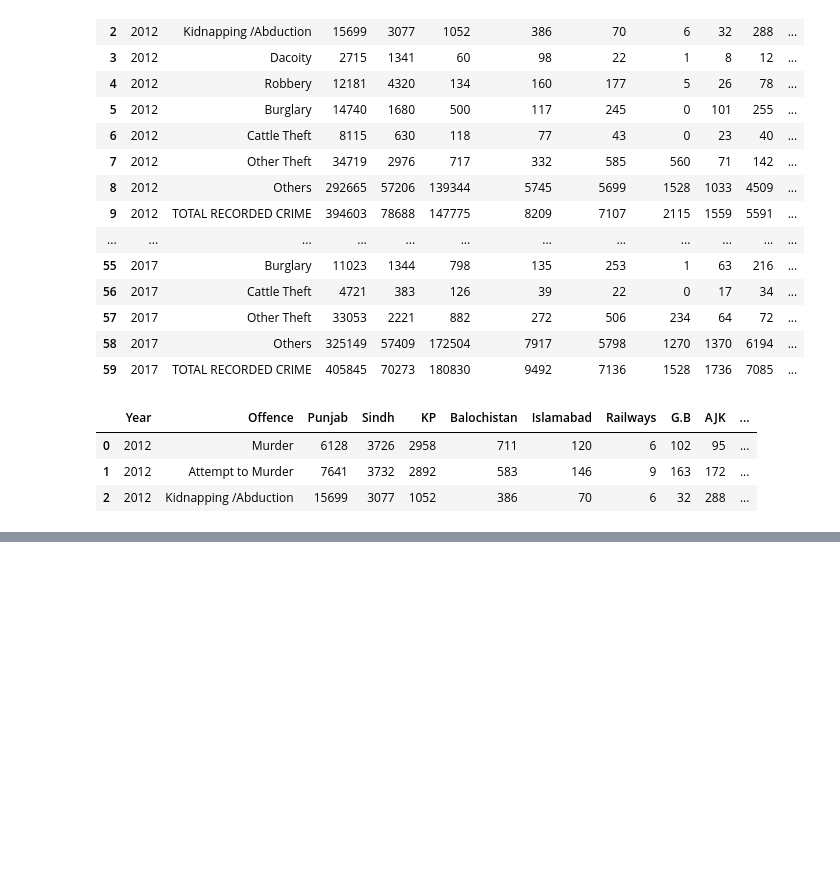
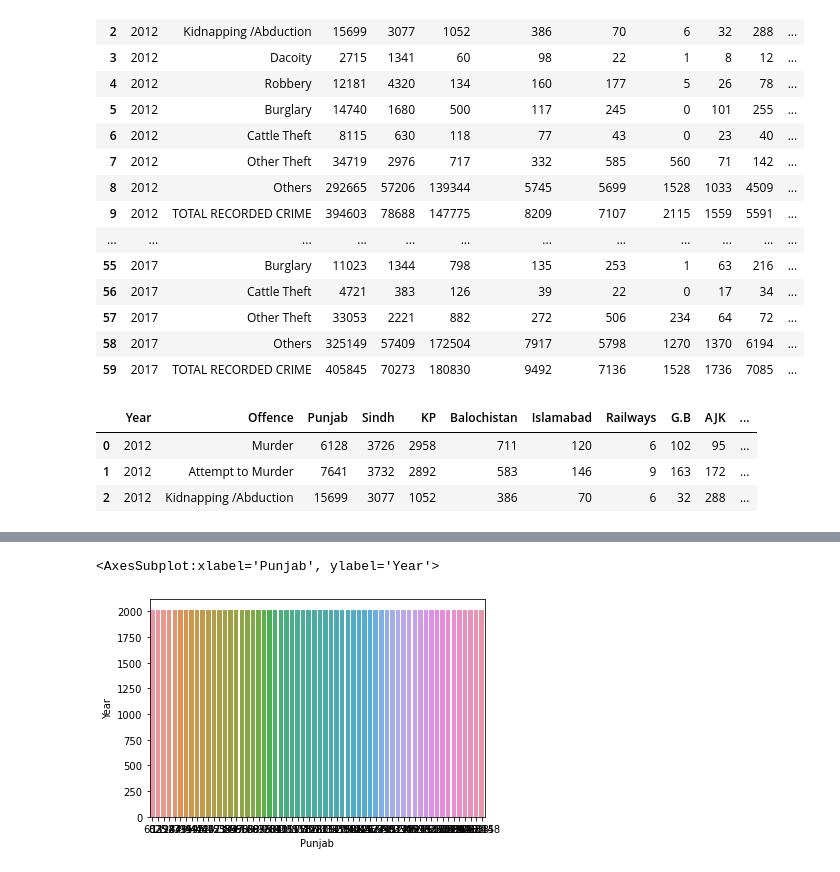
Before and after one commit to HassanFareedMughal/Big-Data-Analysis-on-Crimes, a Jupyter notebook: DSA Project.ipynb, the cells around one changed output, grey strips where cells are left out. Drawn from its saved outputs; the diff is of its cells as text; code cells hidden in the pictures; blank space fills up the shorter version.

```diff
--- a/DSA Project.ipynb
+++ b/DSA Project.ipynb
@@ -49,0 +107,6 @@ Name: 0, dtype: object
+# %%
+violence = df.groupby(['Punjab'], as_index = False)['Year'].sum().sort_values(by = 'Year', ascending = False)
+sns.barplot(x = 'Punjab', y = 'Year', data = violence)
+# %% [output]
+<AxesSubplot:xlabel='Punjab', ylabel='Year'>
+[figure, added]
```
Also changed, not shown: parts of 9 cells of this notebook.
